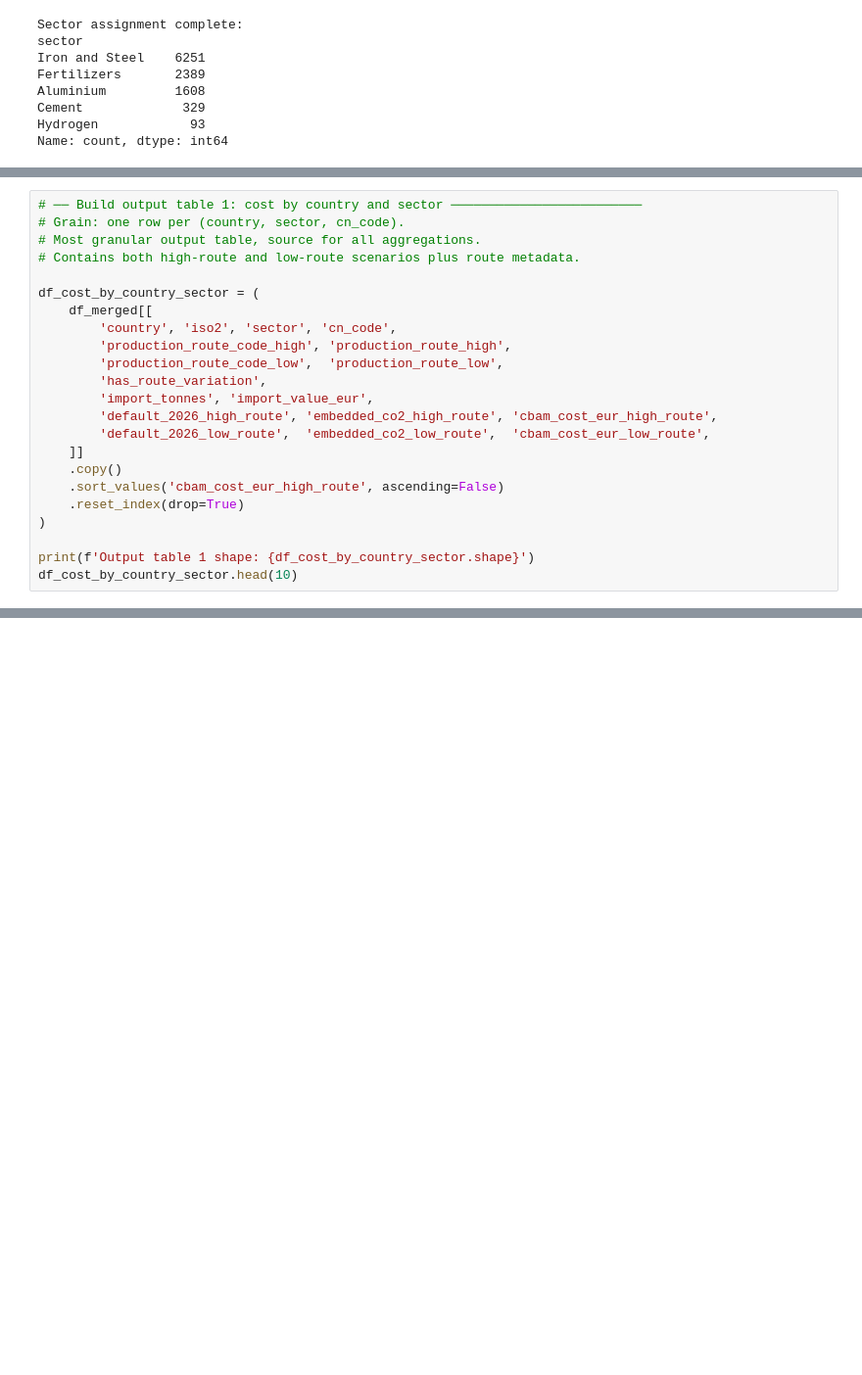
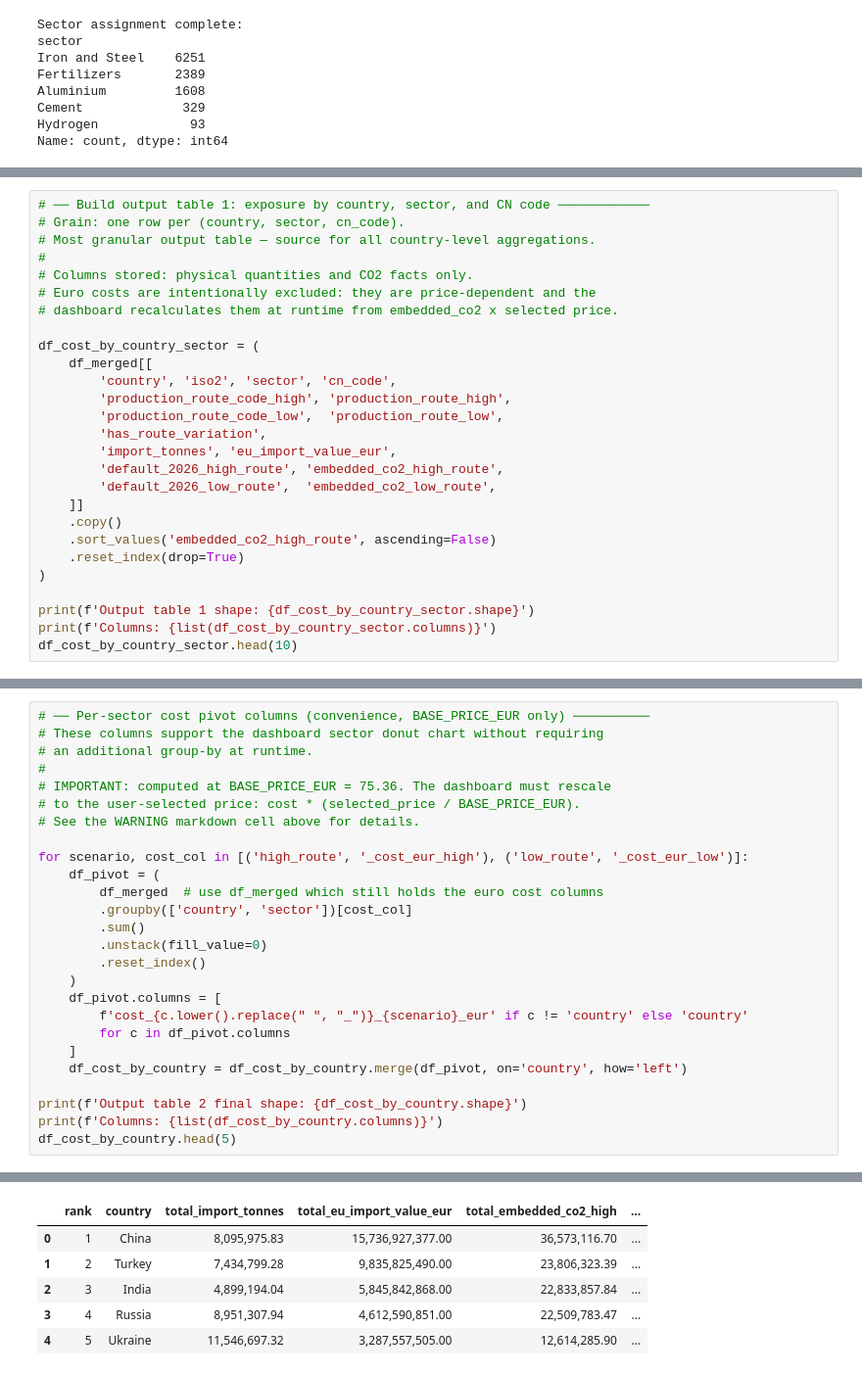
Before and after one commit to M1ck3yJ0/cbam-analysis, a Jupyter notebook: projects/01_country_exposure/calculations.ipynb, the cells around one changed output, grey strips where cells are left out. Shown at 98% size. Saved outputs shown, nothing was run; the diff lists cells and outputs as text; blank space fills up the shorter version.

```diff
--- a/projects/01_country_exposure/calculations.ipynb
+++ b/projects/01_country_exposure/calculations.ipynb
@@ -344,8 +373,11 @@ Total estimated CBAM cost (all countries, all sectors):
 # %%
-# ── Build output table 1: cost by country and sector ─────────────────────────
+# ── Build output table 1: exposure by country, sector, and CN code ────────────
 # Grain: one row per (country, sector, cn_code).
-# Most granular output table, source for all aggregations.
-# Contains both high-route and low-route scenarios plus route metadata.
+# Most granular output table — source for all country-level aggregations.
+#
+# Columns stored: physical quantities and CO2 facts only.
+# Euro costs are intentionally excluded: they are price-dependent and the
+# dashboard recalculates them at runtime from embedded_co2 x selected price.
 
 df_cost_by_country_sector = (
     df_merged[[
@@ -353,15 +385,16 @@ df_cost_by_country_sector = (
         'production_route_code_high', 'production_route_high',
         'production_route_code_low',  'production_route_low',
         'has_route_variation',
-        'import_tonnes', 'import_value_eur',
-        'default_2026_high_route', 'embedded_co2_high_route', 'cbam_cost_eur_high_route',
-        'default_2026_low_route',  'embedded_co2_low_route',  'cbam_cost_eur_low_route',
+        'import_tonnes', 'eu_import_value_eur',
+        'default_2026_high_route', 'embedded_co2_high_route',
+        'default_2026_low_route',  'embedded_co2_low_route',
     ]]
     .copy()
-    .sort_values('cbam_cost_eur_high_route', ascending=False)
+    .sort_values('embedded_co2_high_route', ascending=False)
     .reset_index(drop=True)
 )
 
 print(f'Output table 1 shape: {df_cost_by_country_sector.shape}')
+print(f'Columns: {list(df_cost_by_country_sector.columns)}')
 df_cost_by_country_sector.head(10)
 # %% [output]
@@ -471,0 +547,27 @@ Countries with zero cost: 21
+# %%
+# ── Per-sector cost pivot columns (convenience, BASE_PRICE_EUR only) ──────────
+# These columns support the dashboard sector donut chart without requiring
+# an additional group-by at runtime.
+#
+# IMPORTANT: computed at BASE_PRICE_EUR = 75.36. The dashboard must rescale
+# to the user-selected price: cost * (selected_price / BASE_PRICE_EUR).
+# See the WARNING markdown cell above for details.
+
+for scenario, cost_col in [('high_route', '_cost_eur_high'), ('low_route', '_cost_eur_low')]:
+    df_pivot = (
+        df_merged  # use df_merged which still holds the euro cost columns
+        .groupby(['country', 'sector'])[cost_col]
+        .sum()
+        .unstack(fill_value=0)
+        .reset_index()
+    )
+    df_pivot.columns = [
+        f'cost_{c.lower().replace(" ", "_")}_{scenario}_eur' if c != 'country' else 'country'
+        for c in df_pivot.columns
+    ]
+    df_cost_by_country = df_cost_by_country.merge(df_pivot, on='country', how='left')
+
+print(f'Output table 2 final shape: {df_cost_by_country.shape}')
+print(f'Columns: {list(df_cost_by_country.columns)}')
+df_cost_by_country.head(5)
+# %% [output]
@@ -471,0 +576,6 @@ Countries with zero cost: 21
+|  | rank | country | total_import_tonnes | total_eu_import_value_eur | total_embedded_co2_high | ... |
+| 0 | 1 | China | 8,095,975.83 | 15,736,927,377.00 | 36,573,116.70 | ... |
+| 1 | 2 | Turkey | 7,434,799.28 | 9,835,825,490.00 | 23,806,323.39 | ... |
+| 2 | 3 | India | 4,899,194.04 | 5,845,842,868.00 | 22,833,857.84 | ... |
+| 3 | 4 | Russia | 8,951,307.94 | 4,612,590,851.00 | 22,509,783.47 | ... |
+| 4 | 5 | Ukraine | 11,546,697.32 | 3,287,557,505.00 | 12,614,285.90 | ... |
```
Also changed, not shown: parts of 17 cells of this notebook.
